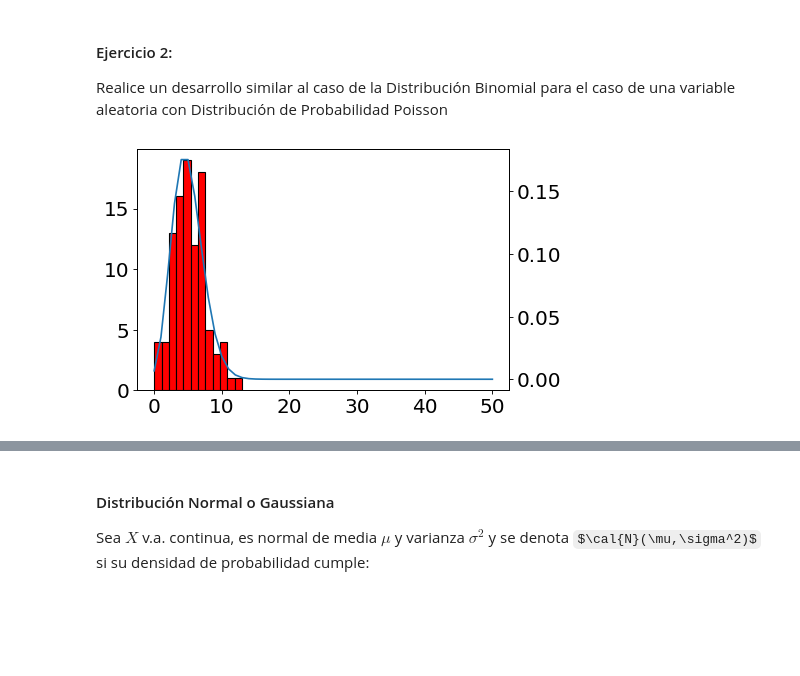
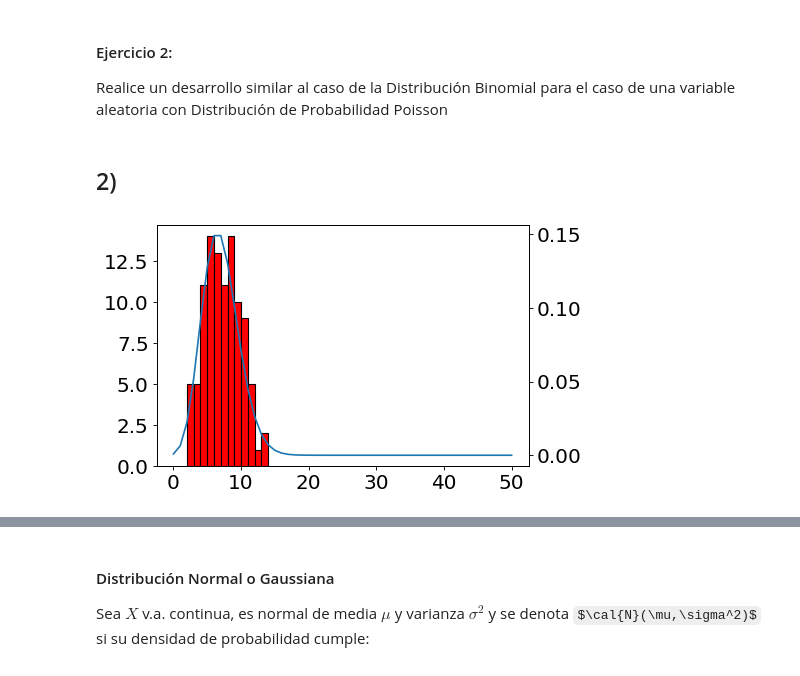
Before and after one commit to dmoram/Laboratorios_Simulacion, a Jupyter notebook: Laboratorio2.ipynb, the cells around one changed output, grey strips where cells are left out. Saved outputs shown, nothing was run; the diff lists cells and outputs as text; code cells hidden in the pictures; some formulas as TeX source; blank space fills up the shorter version.

```diff
--- a/Laboratorio2.ipynb
+++ b/Laboratorio2.ipynb
@@ -274,24 +274,26 @@ Al ejecutar el experimento con diferentes valores para los parámetros n y p se
 # %% [markdown]
 #### Ejercicio 2:
 Realice un desarrollo similar al caso de la Distribución Binomial para el caso de una variable aleatoria con Distribución de Probabilidad Poisson
+# %% [markdown]
+## 2)
 # %%
 
 #Distribución de poisson
 
 size = 100
 n = 50
-mu = 5
-datos_poisson = stats.poisson.rvs(mu=mu, size=size)
+mu_teorico = 7
+datos_poisson_teor = stats.poisson.rvs(mu=mu_teorico, size=size)
 binwidth = 4
 fig, ax = plt.subplots(1, 1, figsize=(6, 4), dpi=80)
-ax.hist(datos_poisson, color = 'red', edgecolor = 'black', bins = int(50/binwidth))
+ax.hist(datos_poisson_teor, color = 'red', edgecolor = 'black', bins = int(50/binwidth))
 
 ## probabilidad teórica
 ax2 = ax.twinx()
 vec = list(range(n+1))
-pvec = [stats.poisson.pmf(k=i, mu=mu) for i in vec]
+pvec = [stats.poisson.pmf(k=i, mu=mu_teorico) for i in vec]
 
 ax2.plot(vec,pvec)
 plt.draw()
 # %% [output]
-[figure, old version]
+[figure, new version]
```
Also changed, not shown: parts of 33 cells of this notebook.
